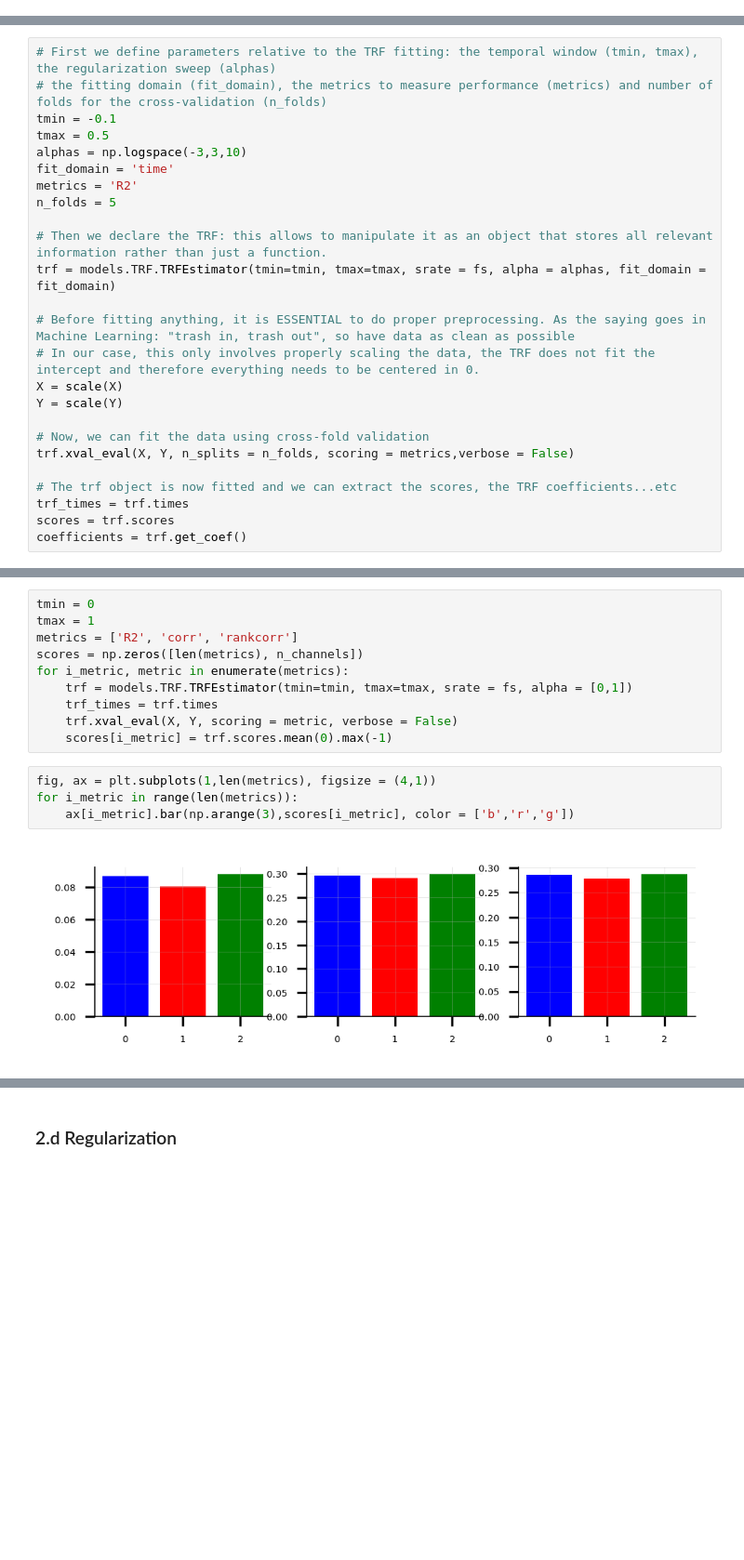
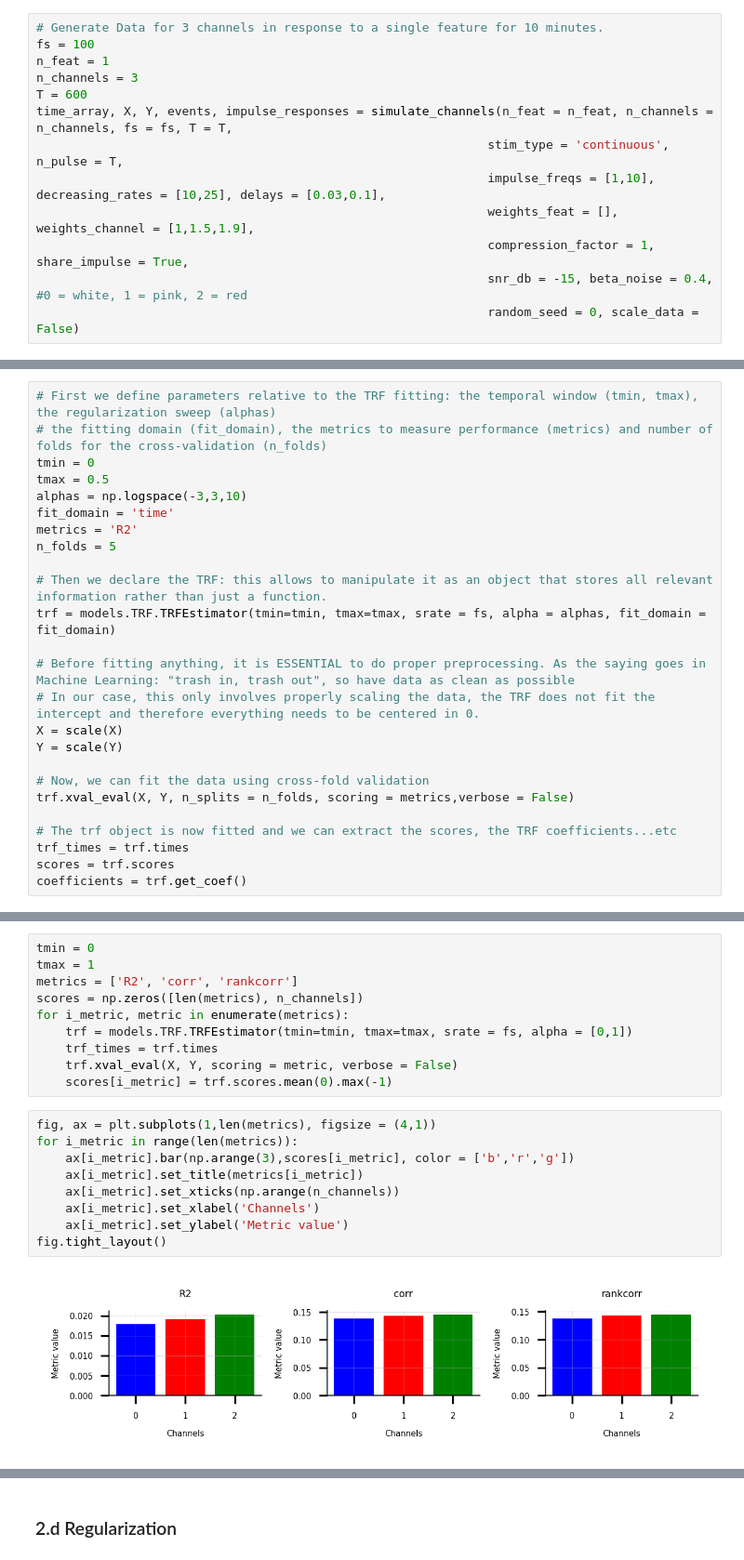
Before and after one commit to phg17/sPyEEG, a Jupyter notebook: Workshop_Caen.ipynb, the cells around one changed output, grey strips where cells are left out. Shown at 93% size. Drawn from its saved outputs; the diff is of its cells as text; blank space fills up the shorter version.

```diff
--- a/Workshop_Caen.ipynb
+++ b/Workshop_Caen.ipynb
@@ -197,10 +180,23 @@ time_array, X, Y, events, impulse_responses = simulate_channels(n_feat = n_feat,
+# %%
+# Generate Data for 3 channels in response to a single feature for 10 minutes.
+fs = 100
+n_feat = 1
+n_channels = 3
+T = 600
+time_array, X, Y, events, impulse_responses = simulate_channels(n_feat = n_feat, n_channels = n_channels, fs = fs, T = T,
+                                                              stim_type = 'continuous', n_pulse = T,
+                                                              impulse_freqs = [1,10], decreasing_rates = [10,25], delays = [0.03,0.1],
+                                                              weights_feat = [], weights_channel = [1,1.5,1.9],
+                                                              compression_factor = 1, share_impulse = True,
+                                                              snr_db = -15, beta_noise = 0.4, #0 = white, 1 = pink, 2 = red
+                                                              random_seed = 0, scale_data = False)
 # %% [markdown]
 ### 2.a Understanding the Temporal Response Function
 Once the concept of LTI is understood, the TRF is actually quite obvious as it simply consists of directly learning the weights representing the response waveform (the "response function" if you will). Here we simply present how the TRF function operate in a typical case and the (very few) different steps to achieve results.
 # %%
 # First we define parameters relative to the TRF fitting: the temporal window (tmin, tmax), the regularization sweep (alphas)
 # the fitting domain (fit_domain), the metrics to measure performance (metrics) and number of folds for the cross-validation (n_folds)
-tmin = -0.1
+tmin = 0
 tmax = 0.5
 alphas = np.logspace(-3,3,10)
 fit_domain = 'time'
@@ -301,6 +262,11 @@ for i_metric, metric in enumerate(metrics):
 # %%
 fig, ax = plt.subplots(1,len(metrics), figsize = (4,1))
 for i_metric in range(len(metrics)):
     ax[i_metric].bar(np.arange(3),scores[i_metric], color = ['b','r','g'])
+    ax[i_metric].set_title(metrics[i_metric])
+    ax[i_metric].set_xticks(np.arange(n_channels))
+    ax[i_metric].set_xlabel('Channels')
+    ax[i_metric].set_ylabel('Metric value')
+fig.tight_layout()
 # %% [output]
-[figure, old version]
+[figure, new version]
```
Also changed, not shown: parts of 29 cells of this notebook, 3 other files.
